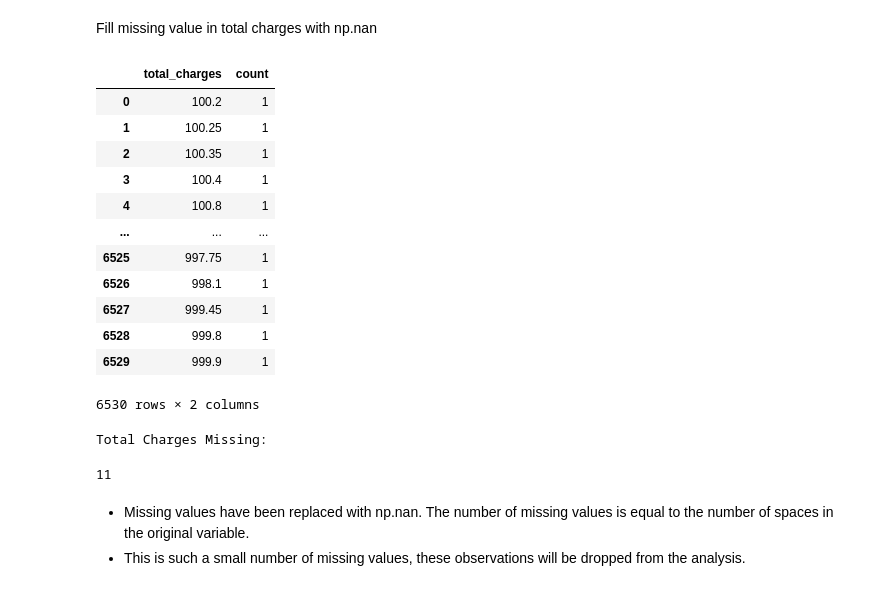
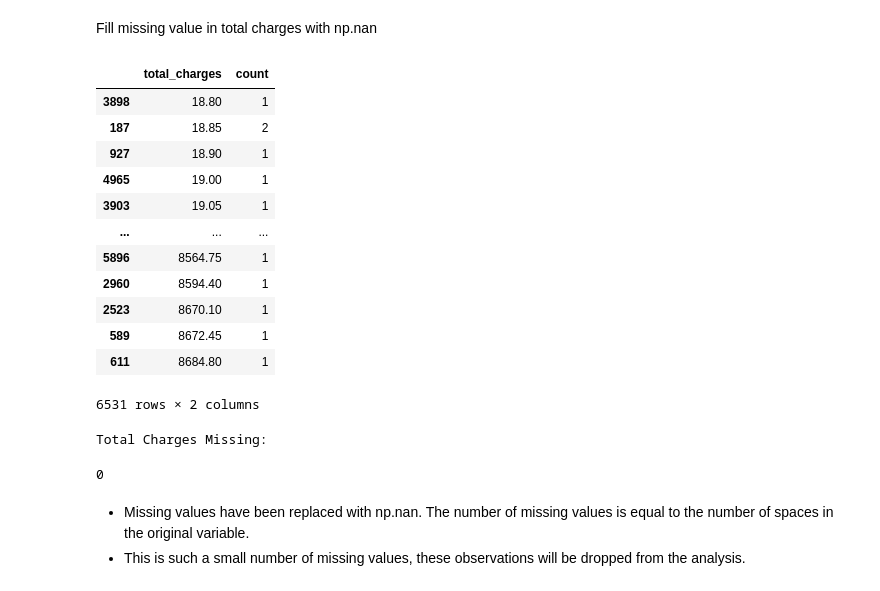
Before and after one commit to kellyshreeve/final-project, a Jupyter notebook: project-code.ipynb, the cells around one changed output. Cells and saved outputs as stored; diff of their text form; code cells hidden in the pictures.

```diff
--- a/project-code.ipynb
+++ b/project-code.ipynb
@@ -419,28 +418,33 @@ Fill missing value in total charges with np.nan
 # %%
 contract_df['total_charges'] = contract_df['total_charges'].replace(' ', np.nan)
 
-display(contract_df['total_charges'].value_counts().reset_index().sort_values(by='total_charges').reset_index(drop=True))
+# Fill missing with median of total charges
+contract_df['total_charges'] = contract_df['total_charges'].fillna(contract_df['total_charges'].median())
+
+contract_df['total_charges'] = pd.to_numeric(contract_df['total_charges'])
+
+display(contract_df['total_charges'].value_counts().reset_index().sort_values(by='total_charges'))
 # %% [output]
 |  | total_charges | count |
-| 0 | 100.2 | 1 |
-| 1 | 100.25 | 1 |
-| 2 | 100.35 | 1 |
-| 3 | 100.4 | 1 |
-| 4 | 100.8 | 1 |
+| 3898 | 18.80 | 1 |
+| 187 | 18.85 | 2 |
+| 927 | 18.90 | 1 |
+| 4965 | 19.00 | 1 |
+| 3903 | 19.05 | 1 |
 | ... | ... | ... |
-| 6525 | 997.75 | 1 |
-| 6526 | 998.1 | 1 |
-| 6527 | 999.45 | 1 |
-| 6528 | 999.8 | 1 |
-| 6529 | 999.9 | 1 |
+| 5896 | 8564.75 | 1 |
+| 2960 | 8594.40 | 1 |
+| 2523 | 8670.10 | 1 |
+| 589 | 8672.45 | 1 |
+| 611 | 8684.80 | 1 |
-6530 rows × 2 columns
+6531 rows × 2 columns
 # %%
 # Check spaces have been filled with np.nan
 print('Total Charges Missing:')
 display(contract_df['total_charges'].isna().sum())
 # %% [output]
 Total Charges Missing:
-11
+0
 # %% [markdown]
 * Missing values have been replaced with np.nan. The number of missing values is equal to the number of spaces in the original variable.
 * This is such a small number of missing values, these observations will be dropped from the analysis.
```
Also changed, not shown: parts of 59 cells of this notebook.
